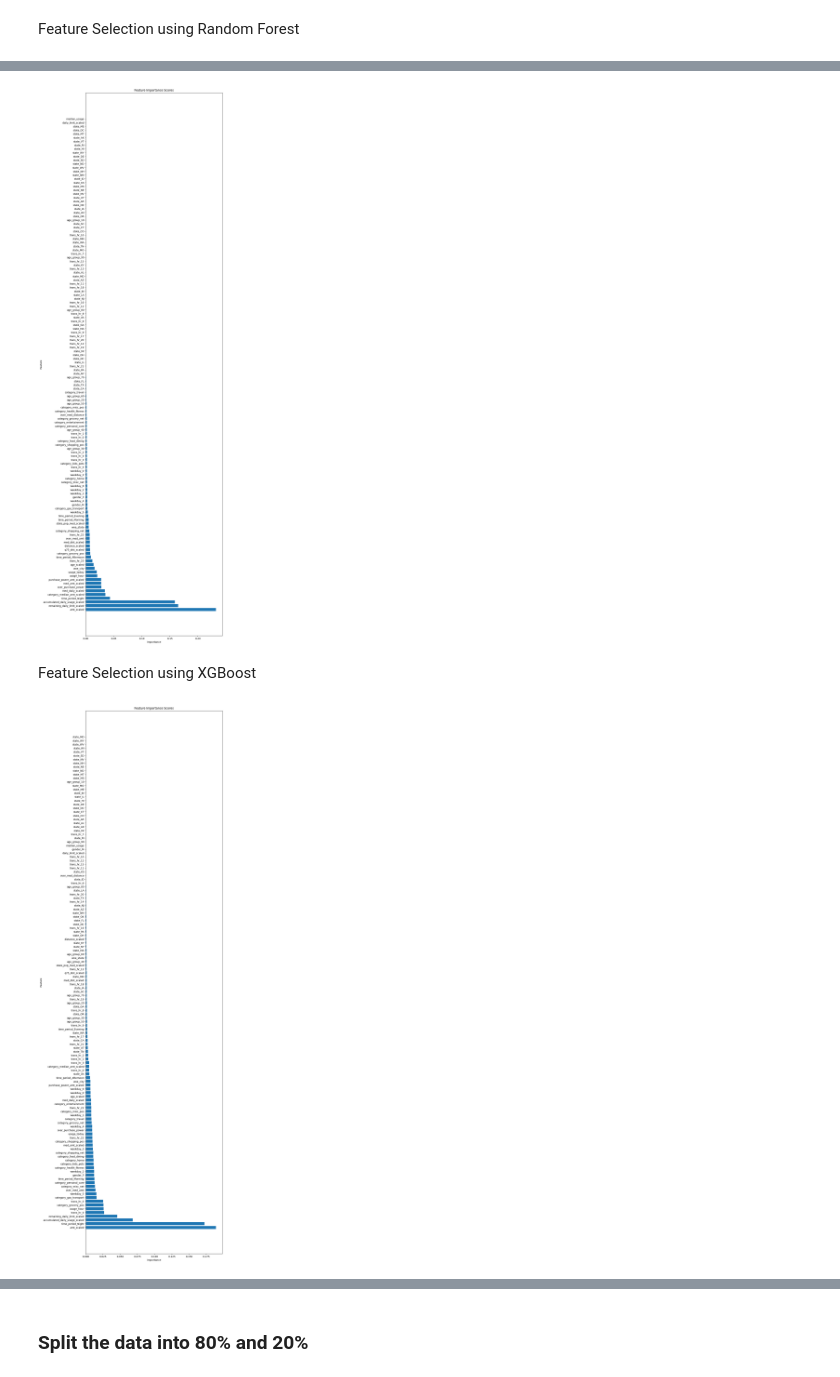
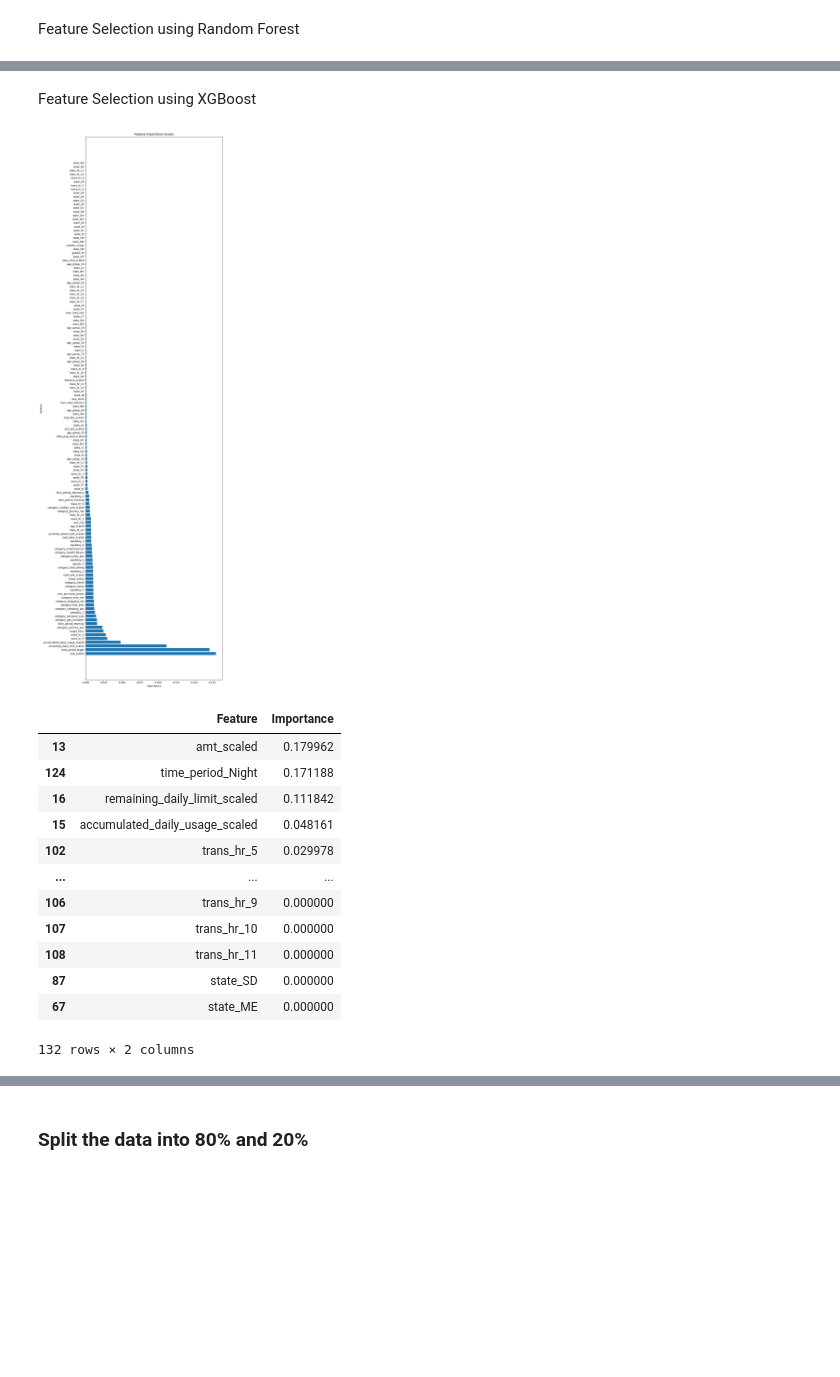
Before and after one commit to nagurao/sharing, a Jupyter notebook: FinalProject-Group4.ipynb, the cells around one changed output, grey strips where cells are left out. Drawn from its saved outputs; the diff is of its cells as text; code cells hidden in the pictures; blank space fills up the shorter version.

```diff
--- a/FinalProject-Group4.ipynb
+++ b/FinalProject-Group4.ipynb
@@ -1098,7 +1119,7 @@ class USStateTransformer(BaseEstimator, TransformerMixin):
         ic('USStateTransformer :', elapsed_time, ' seconds')
         return X
 # %%
-class DateTimeTransformer(BaseEstimator, TransformerMixin):
+class DateTimeAndPeriodTransformer(BaseEstimator, TransformerMixin):
 
     def __init__(self):
         super().__init__()
@@ -1129,5 +1150,5 @@ class DateTimeTransformer(BaseEstimator, TransformerMixin):
         X.drop(columns=['trans_time','trans_date','trans_hr','weekday','time_period'], inplace=True)
         end_time = time.time()
         elapsed_time = round(end_time - start_time,3)
-        ic('DateTimeTransformer :', elapsed_time, ' seconds')
+        ic('DateTimeAndPeriodTransformer :', elapsed_time, ' seconds')
         return X
@@ -1201,8 +1251,10 @@ preprocess_input_pipeline = Pipeline([
     ('merchant_cat', MerchantCatTransformer()),
     ('city_population', CityPopulationTransformer()),
     ('state', USStateTransformer()),
-    ('datetime',DateTimeTransformer()),
+    ('datetime',DateTimeAndPeriodTransformer()),
     ('save_cust_profile', CustomerProfileTransformer()),
     ('drop_columns', ColumnDropTransformer(['ssn','cc_num','first','last','street','city','zip','job','acct_num','profile','trans_num','trans_date','trans_time','unix_time','merchant','merch_lat','merch_long','trans_date_time','gender','purchase_power_amt','category','age','dob','age_group','category_median_amt','med_amt','med_daily']))
 ])
 #ssn|cc_num|first|last|gender|street|city|state|zip|lat|long|city_pop|job|dob|acct_num|profile|trans_num|trans_date|trans_time|unix_time|category|amt|is_fraud|merchant|merch_lat|merch_long
+# %%
+processed_data = preprocess_input_pipeline.fit_transform(df)
@@ -1238,6 +1284,3 @@ We will now tranform our data and proceed further with our analysis, mainly on t
     - Random Forest
 
     - XGBoost
-# %%
-processed_data = preprocess_input_pipeline.transform(df)
-processed_data.head()
@@ -1282,34 +1333,36 @@ rfc_feature_importance_df
-# %%
-# Plot the feature importances
-plt.figure(figsize=(10, 40))
-plt.barh(rfc_feature_importance_df['Feature'], rfc_feature_importance_df['Importance'])
-plt.xlabel('Importance')
-plt.ylabel('Feature')
-plt.title('Feature Importance Scores')
-plt.show()
-# %% [output]
-[figure, removed]
 # %% [markdown]
 Feature Selection using XGBoost
 # %%
-#Extracting the features and target variables
-X = processed_data.drop(['is_fraud'], axis=1)
-y = processed_data['is_fraud']
 xgb_model = xgb.XGBClassifier()
 xgb_model.fit(X, y)
 xgb_feature_importances = xgb_model.feature_importances_
 
 xgb_feature_importance_df = pd.DataFrame({'Feature': X.columns, 'Importance': xgb_feature_importances})
 
 # Sort the DataFrame by importance in descending order
 xgb_feature_importance_df = xgb_feature_importance_df.sort_values(by='Importance', ascending=False)
 
 # Plot the feature importances
 plt.figure(figsize=(10, 40))
 plt.barh(xgb_feature_importance_df['Feature'], xgb_feature_importance_df['Importance'])
 plt.xlabel('Importance')
 plt.ylabel('Feature')
 plt.title('Feature Importance Scores')
 plt.show()
+
+xgb_feature_importance_df
 # %% [output]
-[figure, old version]
+[figure, new version]
+|  | Feature | Importance |
+| 13 | amt_scaled | 0.179962 |
+| 124 | time_period_Night | 0.171188 |
+| 16 | remaining_daily_limit_scaled | 0.111842 |
+| 15 | accumulated_daily_usage_scaled | 0.048161 |
+| 102 | trans_hr_5 | 0.029978 |
+| ... | ... | ... |
+| 106 | trans_hr_9 | 0.000000 |
+| 107 | trans_hr_10 | 0.000000 |
+| 108 | trans_hr_11 | 0.000000 |
+| 87 | state_SD | 0.000000 |
+| 67 | state_ME | 0.000000 |
+132 rows × 2 columns
```
Also changed, not shown: parts of 37 cells of this notebook.
